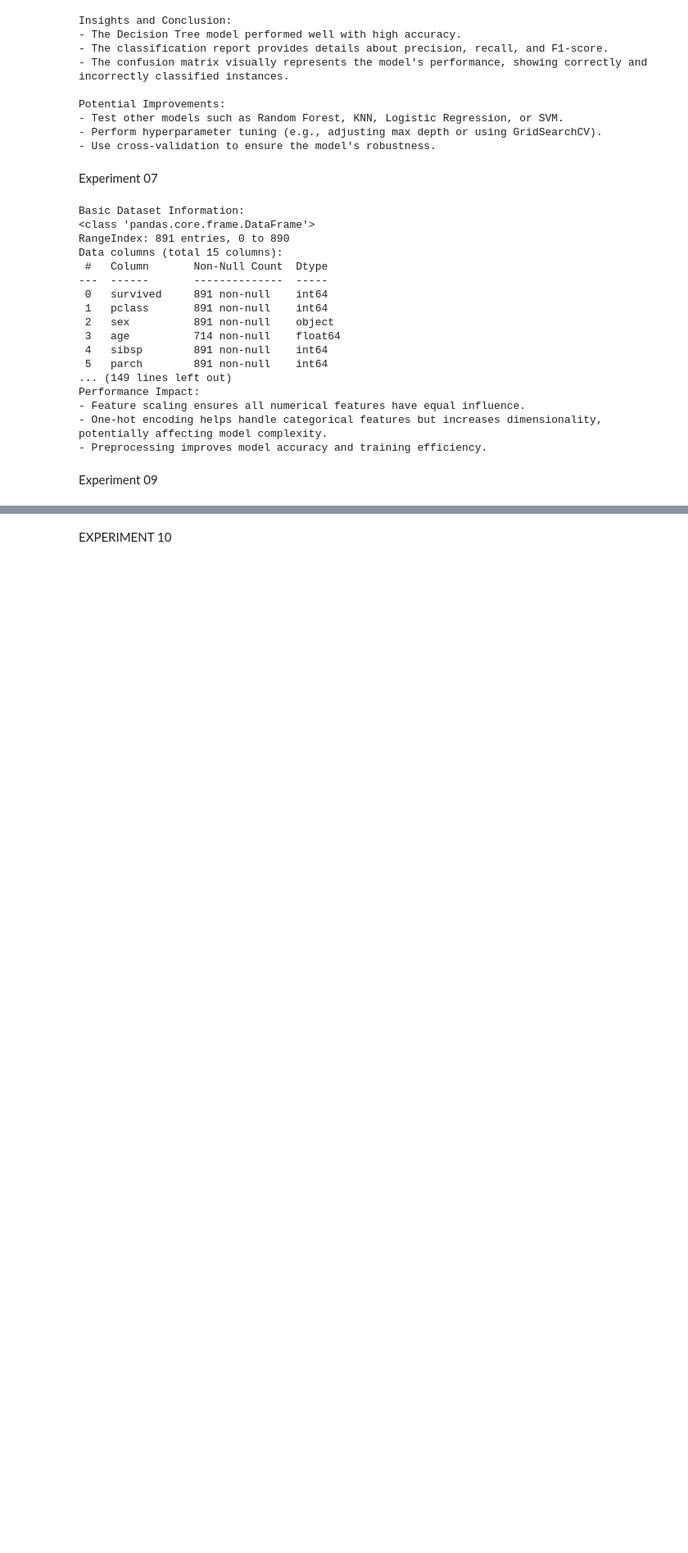
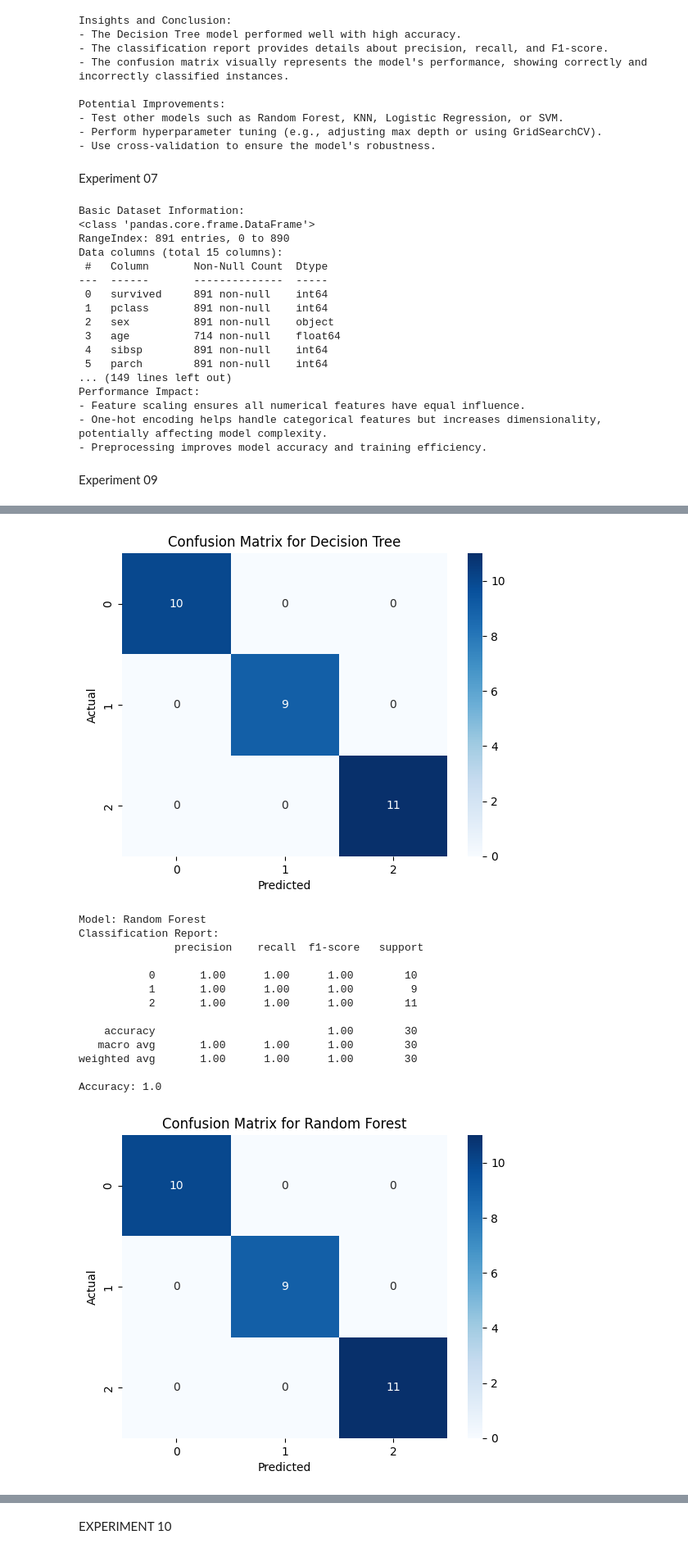
Before and after one commit to Janhvi-S103/Elements-of-AIML, a Jupyter notebook: Experiments_AIML.ipynb, the cells around one changed output, grey strips where cells are left out. Shown at 82% size. Cells and saved outputs as stored; diff of their text form; code cells hidden in the pictures; blank space fills up the shorter version.

```diff
--- a/Experiments_AIML.ipynb
+++ b/Experiments_AIML.ipynb
@@ -869,0 +729,63 @@ KeyboardInterrupt:
+# %%
+from sklearn.datasets import load_iris
+import pandas as pd
+import numpy as np
+from sklearn.model_selection import train_test_split
+from sklearn.preprocessing import StandardScaler
+from sklearn.tree import DecisionTreeClassifier
+from sklearn.ensemble import RandomForestClassifier
+from sklearn.neighbors import KNeighborsClassifier
+from sklearn.linear_model import LogisticRegression
+from sklearn.svm import SVC
+from sklearn.metrics import classification_report, confusion_matrix, accuracy_score
+import matplotlib.pyplot as plt
+import seaborn as sns
+
+# Load Iris dataset
+iris = load_iris()
+X = pd.DataFrame(iris.data, columns=iris.feature_names)
+y = pd.Series(iris.target, name='target')
+
+# Display basic information
+print("First 5 rows of the dataset:")
+print(X.head())
+
+print("\nTarget classes:")
+print(np.unique(y))
+
+scaler = StandardScaler()
+X_scaled = scaler.fit_transform(X)
+
+X_train, X_test, y_train, y_test = train_test_split(X_scaled, y, test_size=0.2, random_state=42)
+
+# Define models
+models = {
+    "Decision Tree": DecisionTreeClassifier(random_state=42),
+    "Random Forest": RandomForestClassifier(random_state=42),
+    "KNN": KNeighborsClassifier(),
+    "Logistic Regression": LogisticRegression(random_state=42),
+    "SVM": SVC(probability=True, random_state=42)
+}
+
+model_results = {}
+
+# Train and predict with each model
+for name, model in models.items():
+    model.fit(X_train, y_train)
+    y_pred = model.predict(X_test)
+    model_results[name] = y_pred
+
+# Evaluate models
+for name, y_pred in model_results.items():
+    print(f"Model: {name}")
+    print("Classification Report:\n", classification_report(y_test, y_pred))
+    print("Accuracy:", accuracy_score(y_test, y_pred))
+
+    # Plot confusion matrix
+    cm = confusion_matrix(y_test, y_pred)
+    sns.heatmap(cm, annot=True, fmt="d", cmap="Blues")
+    plt.title(f"Confusion Matrix for {name}")
+    plt.xlabel("Predicted")
+    plt.ylabel("Actual")
+    plt.show()
+# %% [output]
@@ -869,0 +809,15 @@ KeyboardInterrupt:
+[figure, added]
+Model: Random Forest
+Classification Report:
+               precision    recall  f1-score   support
+
+           0       1.00      1.00      1.00        10
+           1       1.00      1.00      1.00         9
+           2       1.00      1.00      1.00        11
+
+    accuracy                           1.00        30
+   macro avg       1.00      1.00      1.00        30
+weighted avg       1.00      1.00      1.00        30
+
+Accuracy: 1.0
+[figure, added]
```
Also changed, not shown: parts of 2 cells of this notebook.
